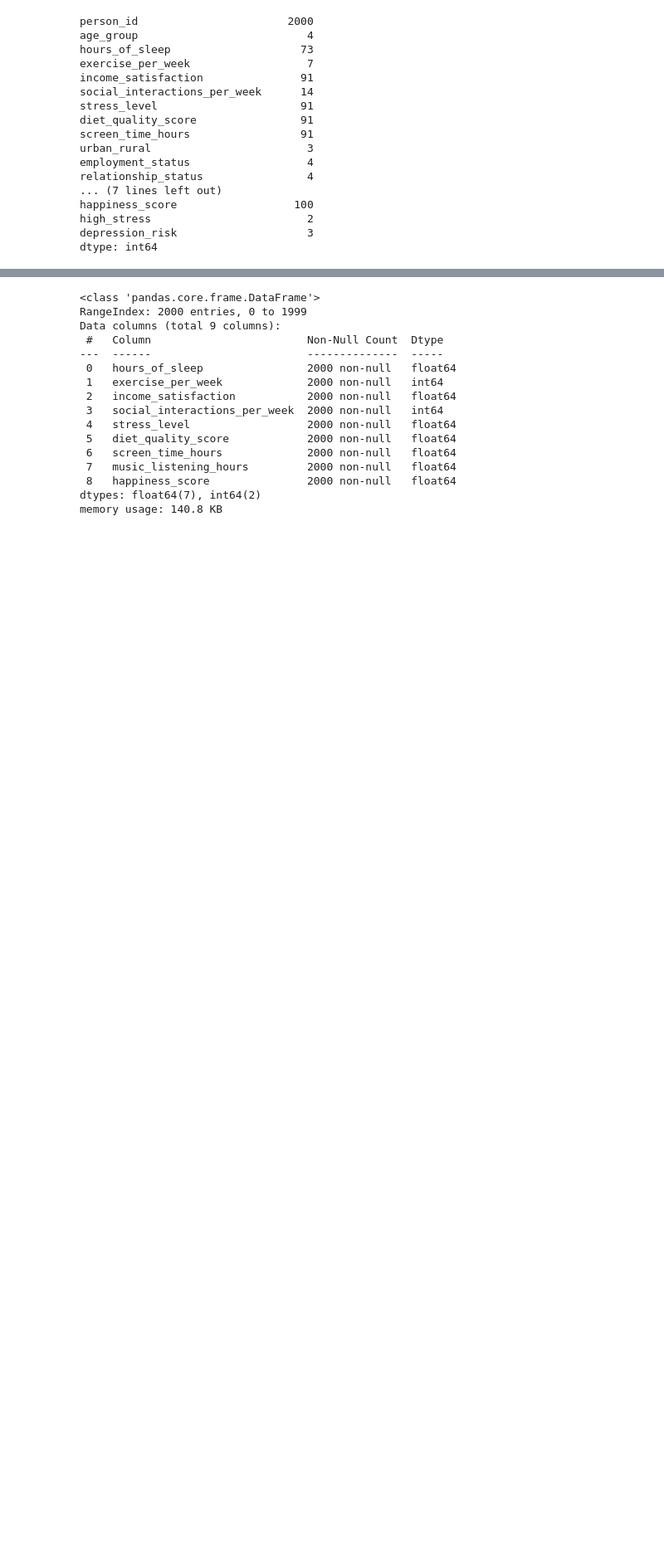
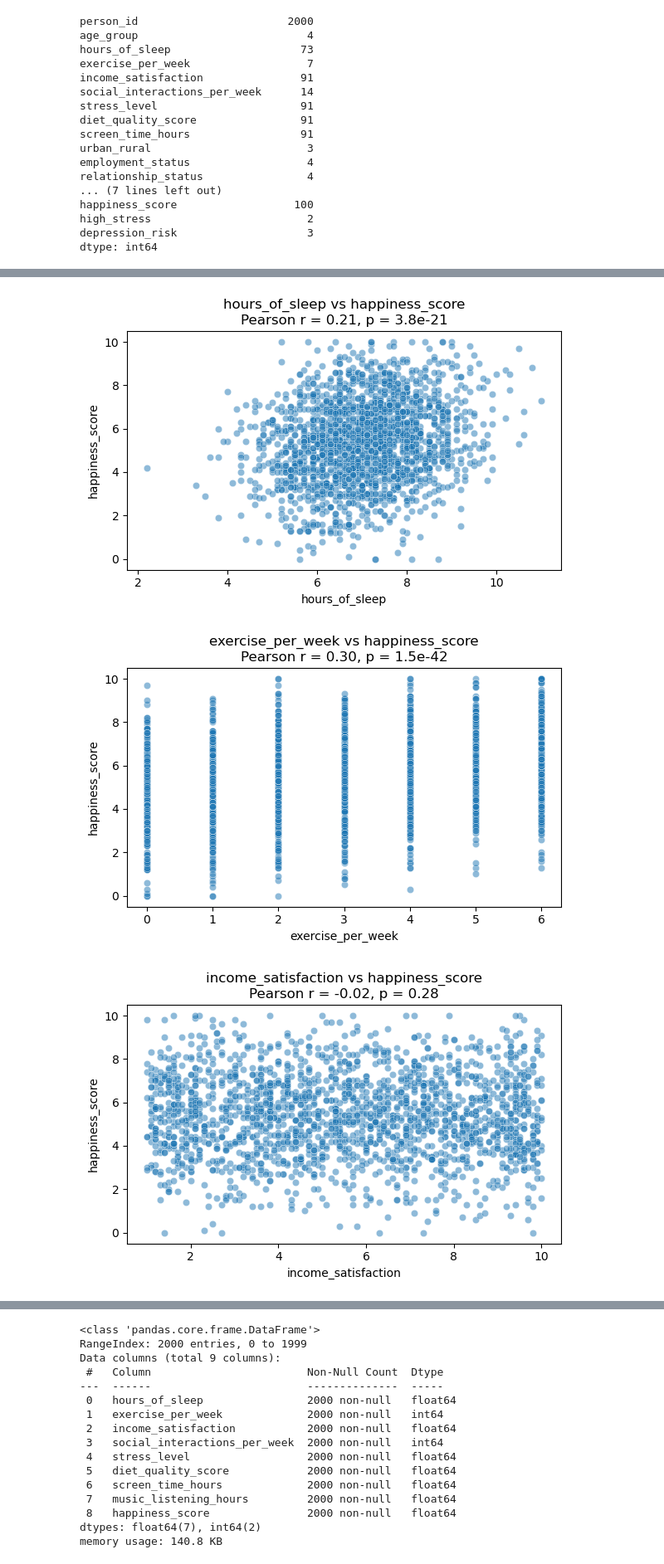
Before and after one commit to Aashu-P/dtsc-3101-final-project, a Jupyter notebook: final project.ipynb, the cells around one changed output, grey strips where cells are left out. Shown at 83% size. Saved outputs shown, nothing was run; the diff lists cells and outputs as text; code cells hidden in the pictures; blank space fills up the shorter version.

```diff
--- a/final project.ipynb
+++ b/final project.ipynb
@@ -172,16 +95,0 @@ plt.show()
-# %%
-import matplotlib.pyplot as plt
-
-# Use predictors instead of all_features
-
-fig, axes = plt.subplots(1, len(predictors), figsize=(5 * len(predictors), 5))
-
-for i, feature in enumerate(predictors):
-    ax = axes[i]
-    ax.scatter(df[feature], df['happiness_score'], alpha=0.5)
-    ax.set_xlabel(feature)
-    ax.set_ylabel('happiness_score')
-    ax.set_title(f'{feature} vs happiness_score')
-
-plt.tight_layout()
-plt.show()
@@ -189,0 +172,43 @@ plt.show()
+# %%
+import seaborn as sns
+
+import matplotlib.pyplot as plt
+
+# Use the results list from correlation analysis (cell 7)
+# Only numerical features (Pearson r) are plotted as scatterplots and annotated
+for res in results:
+    if res['test'] == 'Pearson r':
+        feature = res['feature']
+        if feature != target:
+            plt.figure(figsize=(6, 4))
+            sns.scatterplot(x=df[feature], y=df[target], alpha=0.5)
+            plt.title(f"{feature} vs {target}\nPearson r = {res['result']:.2f}, p = {res['p_value']:.2g}")
+            plt.xlabel(feature)
+            plt.ylabel(target)
+            plt.tight_layout()
+            plt.show()
+
+# For categorical features (ANOVA), use boxplots
+for res in results:
+    if res['test'] == 'One-way ANOVA F':
+        feature = res['feature']
+        if feature != target and df[feature].nunique() > 1:
+            plt.figure(figsize=(7, 4))
+            sns.boxplot(x=df[feature], y=df[target])
+            plt.title(f"{feature} vs {target}\nANOVA F = {res['result']:.2f}, p = {res['p_value']:.2g}")
+            plt.xlabel(feature)
+            plt.ylabel(target)
+            plt.tight_layout()
+            plt.show()
+
+# Correlation heatmap for all numerical features and target
+num_features = [res['feature'] for res in results if res['test'] == 'Pearson r']
+plt.figure(figsize=(8, 6))
+sns.heatmap(df[num_features + [target]].corr(), annot=True, cmap='coolwarm', fmt='.2f')
+plt.title('Correlation Heatmap (Numerical Features)')
+plt.tight_layout()
+plt.show()
+# %% [output]
+[figure, added]
+[figure, added]
+[figure, added]
```
Also changed, not shown: parts of 7 cells of this notebook.
